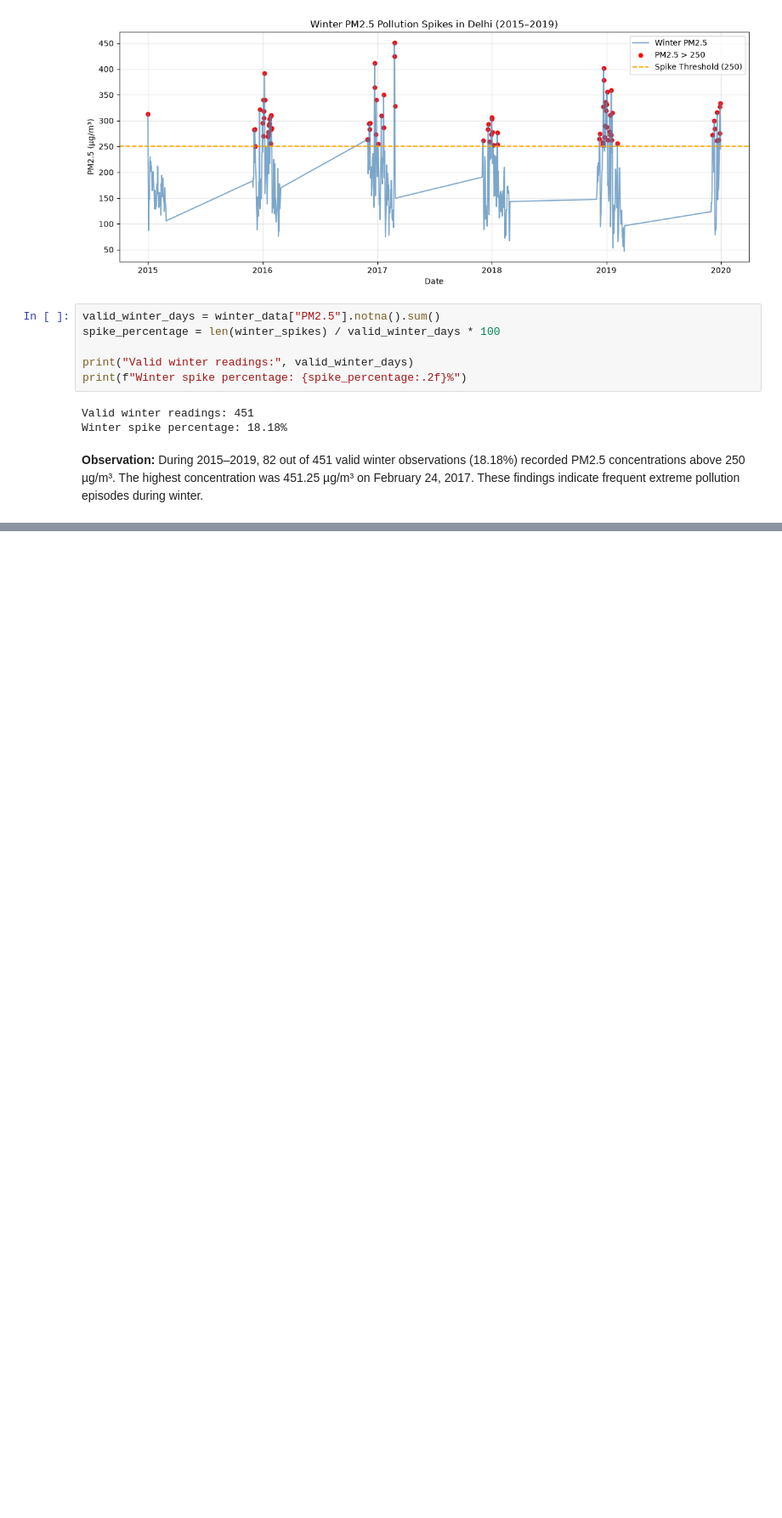
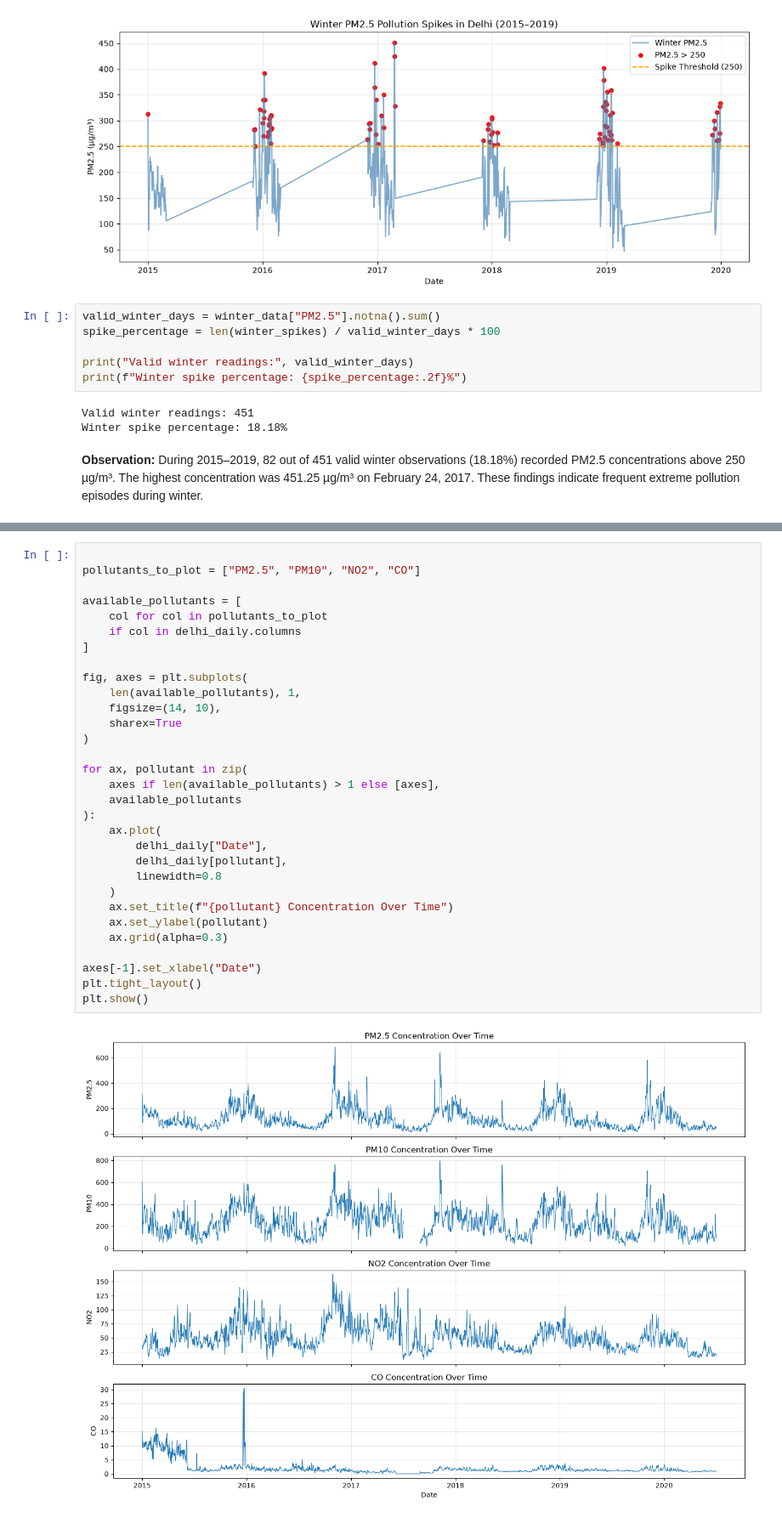
Before and after one commit to ajain347/NextDay-Air-quality-index_predictor, a Jupyter notebook: notebooks/01-eda.ipynb, the cells around one changed output, grey strips where cells are left out. Shown at 85% size. Saved outputs shown, nothing was run; the diff lists cells and outputs as text; blank space fills up the shorter version.

Commit message:
Add Week 2 pollutant analysis

```diff
--- a/notebooks/01-eda.ipynb
+++ b/notebooks/01-eda.ipynb
@@ -603,0 +614,33 @@ Winter spike percentage: 18.18%
+# %%
+
+pollutants_to_plot = ["PM2.5", "PM10", "NO2", "CO"]
+
+available_pollutants = [
+    col for col in pollutants_to_plot
+    if col in delhi_daily.columns
+]
+
+fig, axes = plt.subplots(
+    len(available_pollutants), 1,
+    figsize=(14, 10),
+    sharex=True
+)
+
+for ax, pollutant in zip(
+    axes if len(available_pollutants) > 1 else [axes],
+    available_pollutants
+):
+    ax.plot(
+        delhi_daily["Date"],
+        delhi_daily[pollutant],
+        linewidth=0.8
+    )
+    ax.set_title(f"{pollutant} Concentration Over Time")
+    ax.set_ylabel(pollutant)
+    ax.grid(alpha=0.3)
+
+axes[-1].set_xlabel("Date")
+plt.tight_layout()
+plt.show()
+# %% [output]
+[figure, added]
```
Also changed, not shown: parts of 10 cells of this notebook.
